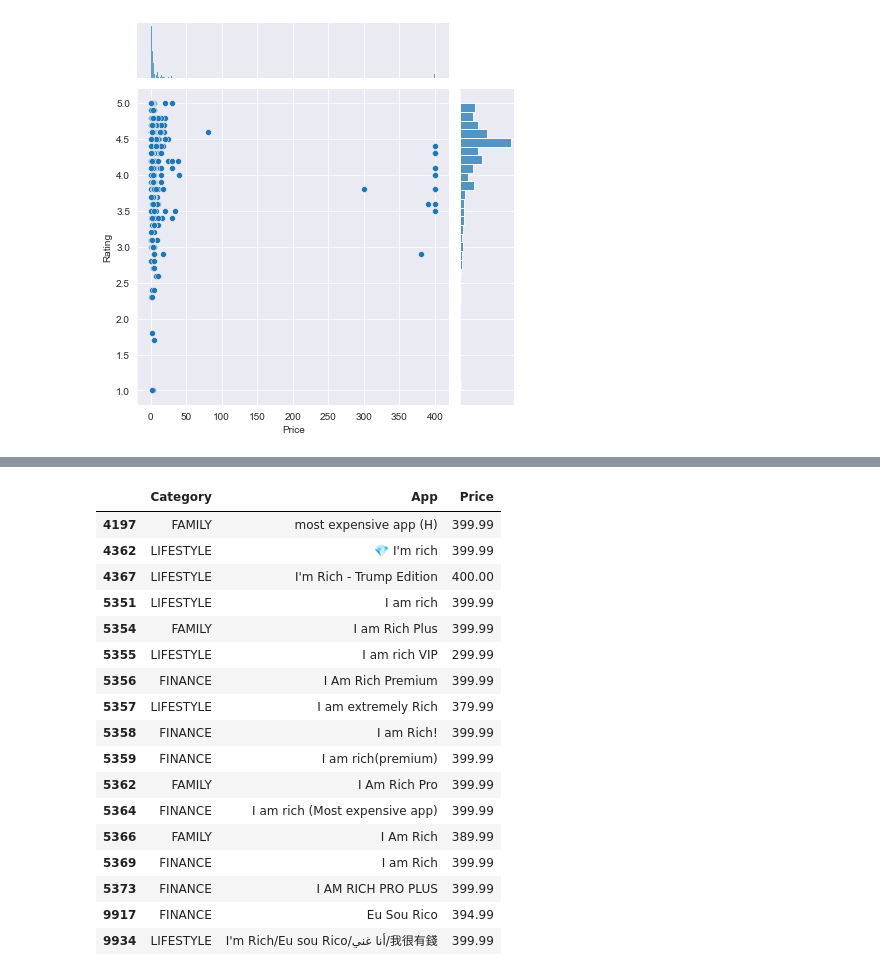
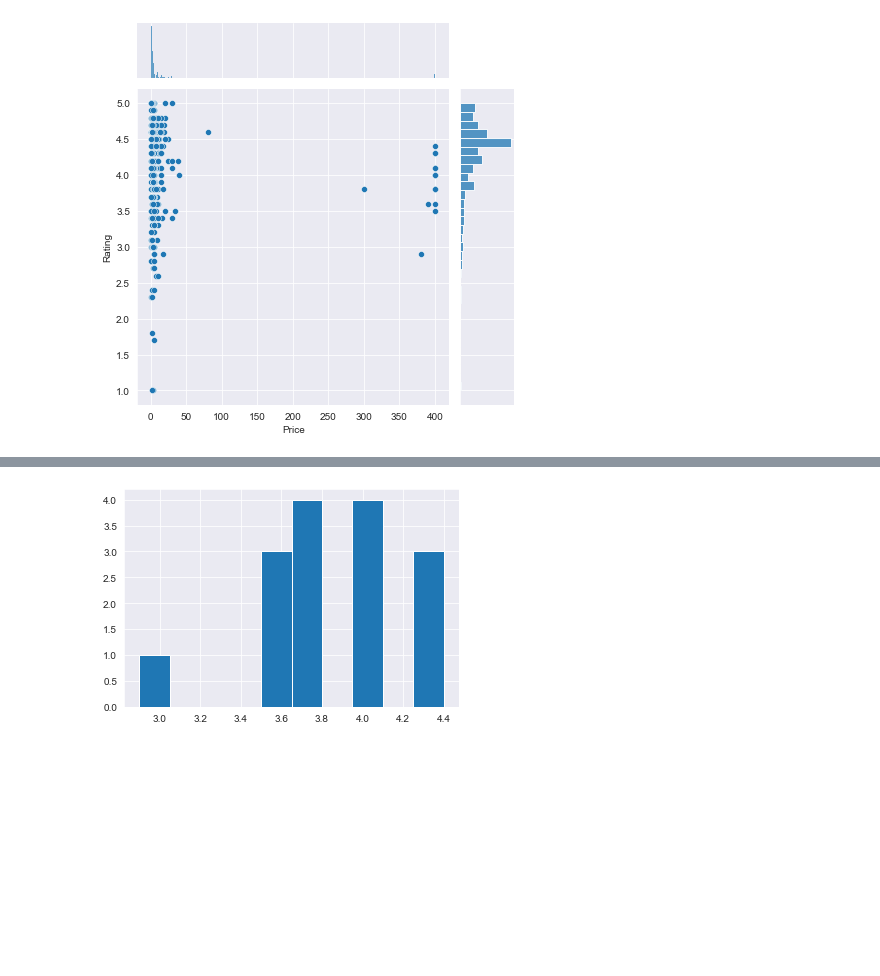
Before and after one commit to ljcaviedesb/DataCamp_espa-ol, a Jupyter notebook: Projects/The Android App Market on Google Play.ipynb, the cells around one changed output, grey strips where cells are left out. Cells and saved outputs as stored; diff of their text form; code cells hidden in the pictures; blank space fills up the shorter version.

```diff
--- a/Projects/The Android App Market on Google Play.ipynb
+++ b/Projects/The Android App Market on Google Play.ipynb
@@ -246,23 +257,11 @@ Text(0.5, 1.0, 'App pricing trend across categories')
 # %%
 # Apps whose Price is greater than 200
 apps_above_200 = popular_app_cats[popular_app_cats['Price']>200]
 apps_above_200[['Category', 'App', 'Price']]
+
+fig, ax = plt.subplots()
+
+ax.hist(apps_above_200['Rating'])
+plt.show()
 # %% [output]
-|  | Category | App | Price |
-| 4197 | FAMILY | most expensive app (H) | 399.99 |
-| 4362 | LIFESTYLE | 💎 I'm rich | 399.99 |
-| 4367 | LIFESTYLE | I'm Rich - Trump Edition | 400.00 |
-| 5351 | LIFESTYLE | I am rich | 399.99 |
-| 5354 | FAMILY | I am Rich Plus | 399.99 |
-| 5355 | LIFESTYLE | I am rich VIP | 299.99 |
-| 5356 | FINANCE | I Am Rich Premium | 399.99 |
-| 5357 | LIFESTYLE | I am extremely Rich | 379.99 |
-| 5358 | FINANCE | I am Rich! | 399.99 |
-| 5359 | FINANCE | I am rich(premium) | 399.99 |
-| 5362 | FAMILY | I Am Rich Pro | 399.99 |
-| 5364 | FINANCE | I am rich (Most expensive app) | 399.99 |
-| 5366 | FAMILY | I Am Rich | 389.99 |
-| 5369 | FINANCE | I am Rich | 399.99 |
-| 5373 | FINANCE | I AM RICH PRO PLUS | 399.99 |
-| 9917 | FINANCE | Eu Sou Rico | 394.99 |
-| 9934 | LIFESTYLE | I'm Rich/Eu sou Rico/أنا غني/我很有錢 | 399.99 |
+[figure, added]
```
Also changed, not shown: parts of 10 cells of this notebook.
